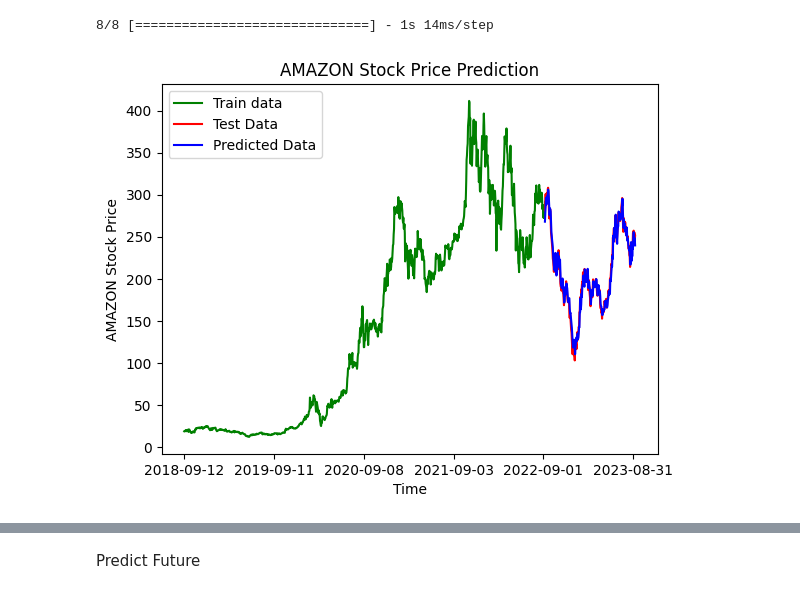
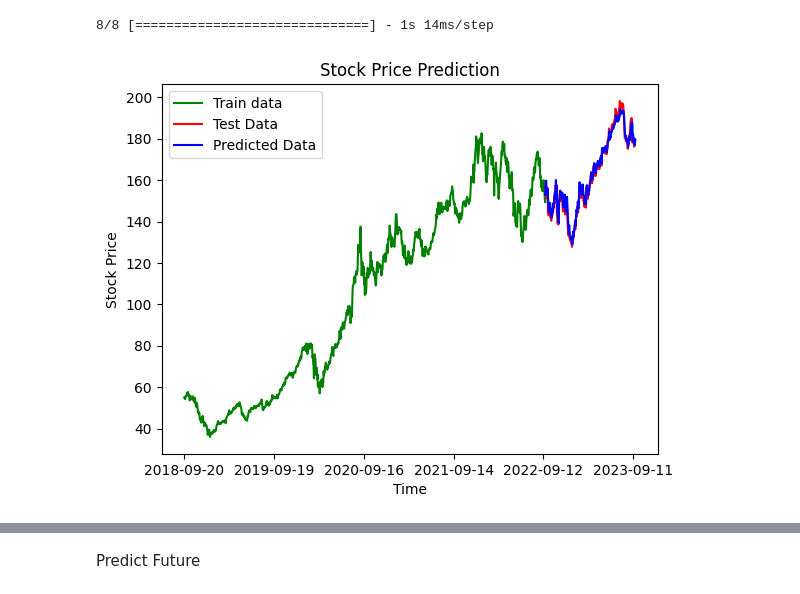
Before and after one commit to Ashkabsha/TimeSeries, a Jupyter notebook: lstm2.ipynb, the cells around one changed output, grey strips where cells are left out. Saved outputs shown, nothing was run; the diff lists cells and outputs as text; code cells hidden in the pictures.

```diff
--- a/lstm2.ipynb
+++ b/lstm2.ipynb
@@ -14,5 +31,2 @@ from keras.layers import Dropout
 # %% [markdown]
 Importing Data
-# %%
-df=pd.read_csv("TSLA.csv")
-df.head(10)
@@ -30,0 +33,2 @@ df.head(10)
+# %%
+df.index = df.index.strftime('%Y-%m-%d')
@@ -36,6 +61,6 @@ df['Open'].plot()
 # %%
 b_size=16
-epoch=1000
+epoch=500
 train_per=0.8
 w_size=120
 f_size=30
@@ -64,8 +89,9 @@ x_train = np.reshape(x_train, (x_train.shape[0], x_train.shape[1], 1))
 # %% [markdown]
 Defining Model
 # %%
+initializer = RandomNormal(mean=0.0, stddev=0.05)
 algo = Sequential()
-algo.add(LSTM(units = 60, return_sequences = True, input_shape = (x_train.shape[1], 1)))
+algo.add(LSTM(units = 60, return_sequences = True, input_shape = (x_train.shape[1], 1),kernel_initializer=initializer))
 algo.add(Dropout(0.2))
 algo.add(LSTM(units = 60, return_sequences = True))
 algo.add(Dropout(0.2))
@@ -74,6 +100,6 @@ algo.add(Dropout(0.2))
 algo.add(LSTM(units = 60))
 algo.add(Dropout(0.2))
 algo.add(Dense(units = 1))
-algo.compile(optimizer = 'adam', loss = 'mean_squared_error', metrics=['accuracy'])
+algo.compile(optimizer = 'adam', loss = 'mean_squared_error')
 print(algo.summary())
 # %% [output]
@@ -152,17 +178,18 @@ predicted_price = sc.inverse_transform(predicted_price)
 # %% [output]
 8/8 [==============================] - 1s 14ms/step
 # %%
+df.reset_index(inplace=True)
 plt.plot(df.loc[:t_size+1,'Date'],df.loc[:t_size+1,'Open'], color='green',label="Train data")
 plt.plot(df.loc[t_size:, 'Date'],data_test.values, color = 'red', label = 'Test Data')
 plt.plot(df.loc[t_size:, 'Date'],predicted_price, color = 'blue', label = 'Predicted Data')
 plt.xticks(np.arange(0,df.shape[0],250))
 plt.title('Stock Price Prediction')
 plt.xlabel('Time')
 plt.ylabel('Stock Price')
 plt.legend()
 plt.show()
 # %% [output]
-[figure, old version]
+[figure, new version]
 # %%
 plt.plot(df.loc[t_size:, 'Date'],data_test.values, color = 'red', label = 'Test Data')
 plt.plot(df.loc[t_size:, 'Date'],predicted_price, color = 'blue', label = 'Predicted Data')
```
Also changed, not shown: parts of 16 cells of this notebook.
